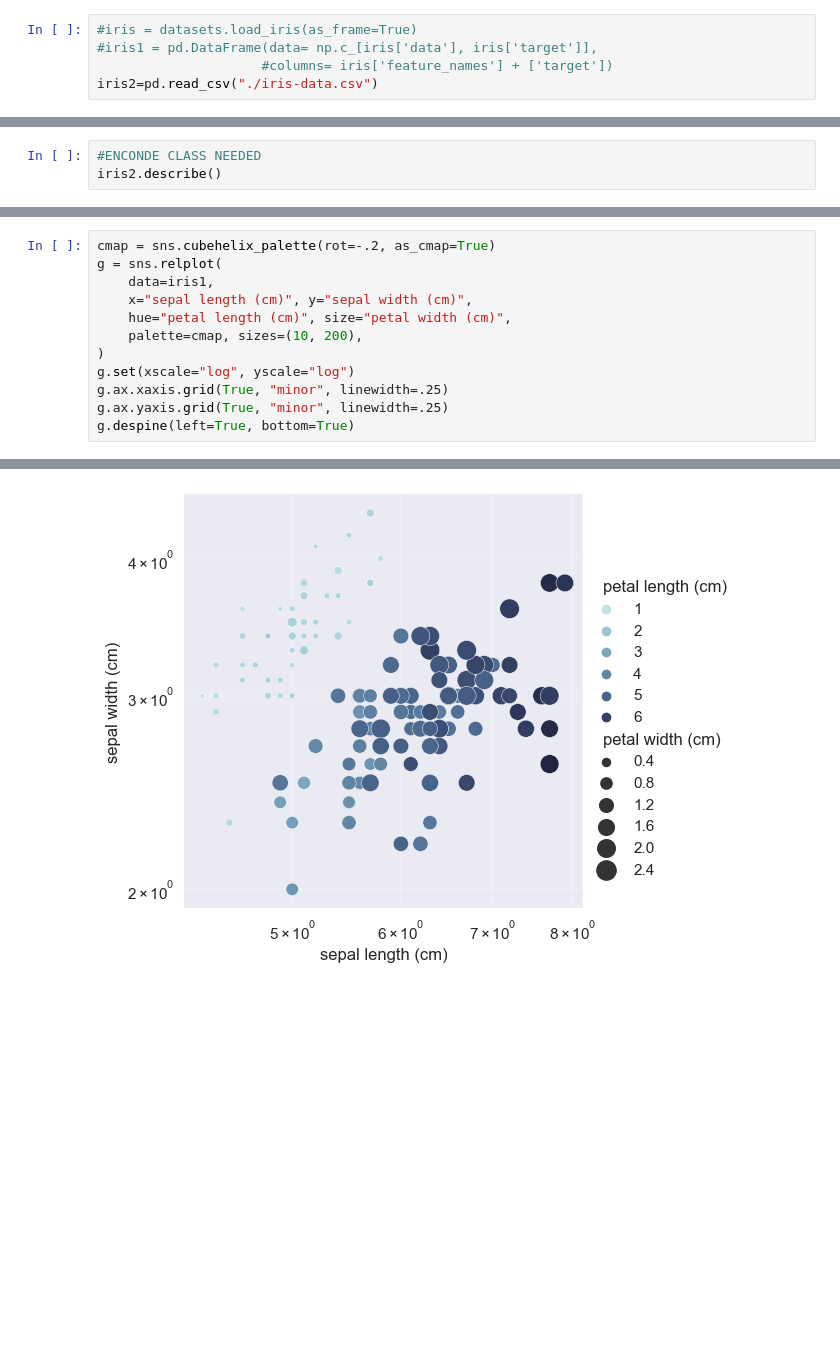
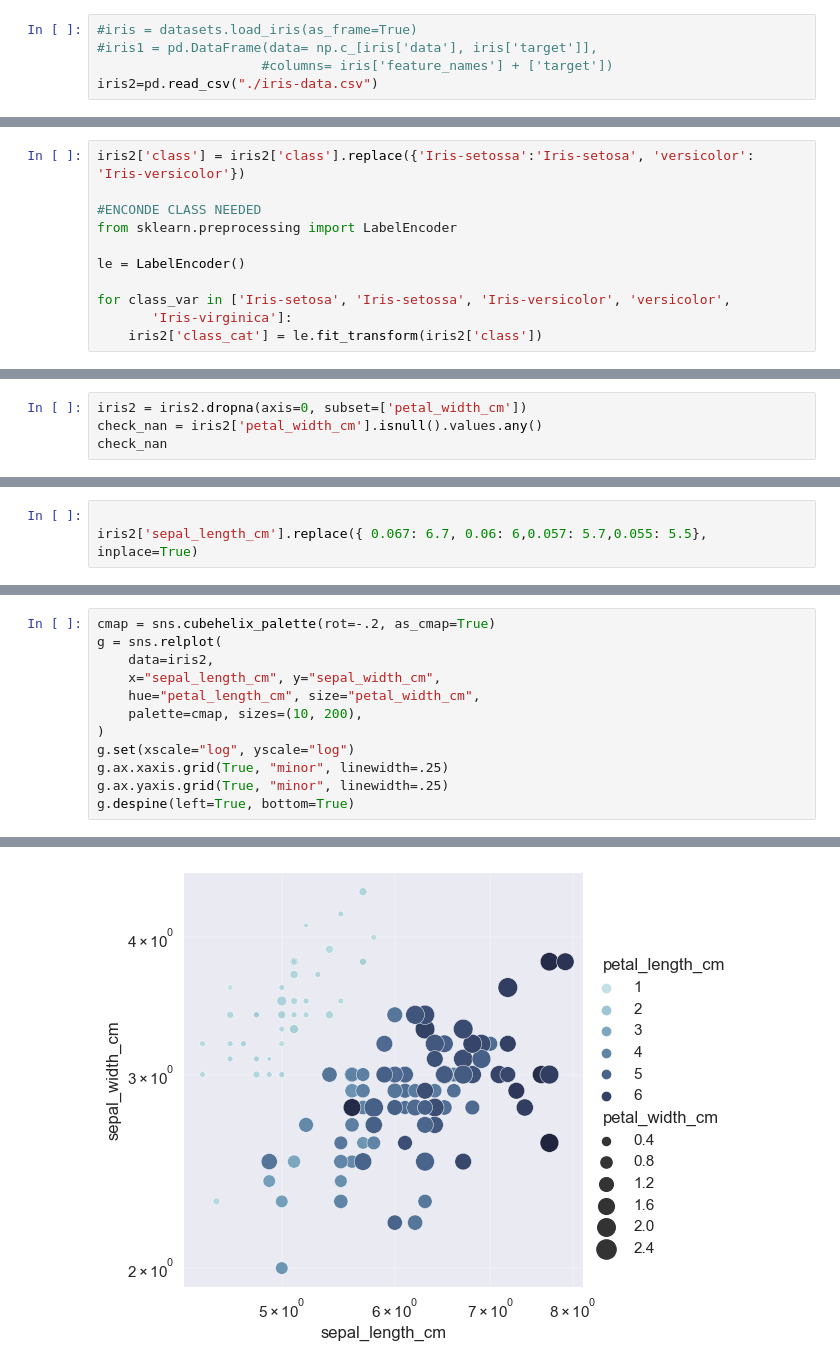
Before and after one commit to jdediegoAb/dataptmad0522_labs, a Jupyter notebook: module-3/data-cleaning-challenge/data-cleaning-challenge.ipynb, the cells around one changed output, grey strips where cells are left out. Drawn from its saved outputs; the diff is of its cells as text; blank space fills up the shorter version.

```diff
--- a/module-3/data-cleaning-challenge/data-cleaning-challenge.ipynb
+++ b/module-3/data-cleaning-challenge/data-cleaning-challenge.ipynb
@@ -42,3 +35,11 @@ iris2
 # %%
+iris2['class'] = iris2['class'].replace({'Iris-setossa':'Iris-setosa', 'versicolor': 'Iris-versicolor'})
+
 #ENCONDE CLASS NEEDED
-iris2.describe()
+from sklearn.preprocessing import LabelEncoder
+
+le = LabelEncoder()
+
+for class_var in ['Iris-setosa', 'Iris-setossa', 'Iris-versicolor', 'versicolor',
+       'Iris-virginica']:
+    iris2['class_cat'] = le.fit_transform(iris2['class'])
@@ -84,0 +89,4 @@ False
+# %%
+iris2 = iris2.dropna(axis=0, subset=['petal_width_cm'])
+check_nan = iris2['petal_width_cm'].isnull().values.any()
+check_nan
@@ -84,0 +103,3 @@ False
+# %%
+
+iris2['sepal_length_cm'].replace({ 0.067: 6.7, 0.06: 6,0.057: 5.7,0.055: 5.5}, inplace=True)
@@ -92,18 +124,18 @@ sns.pairplot(iris1)
 # %%
 cmap = sns.cubehelix_palette(rot=-.2, as_cmap=True)
 g = sns.relplot(
-    data=iris1,
-    x="sepal length (cm)", y="sepal width (cm)",
-    hue="petal length (cm)", size="petal width (cm)",
+    data=iris2,
+    x="sepal_length_cm", y="sepal_width_cm",
+    hue="petal_length_cm", size="petal_width_cm",
     palette=cmap, sizes=(10, 200),
 )
 g.set(xscale="log", yscale="log")
 g.ax.xaxis.grid(True, "minor", linewidth=.25)
 g.ax.yaxis.grid(True, "minor", linewidth=.25)
 g.despine(left=True, bottom=True)
 # %% [output]
 <seaborn.axisgrid.FacetGrid at 0x...>
-[figure, old version]
+[figure, new version]
 # %%
 #three groups clearly diferenciate.
 
```
Also changed, not shown: parts of 14 cells of this notebook, 1 other file.
